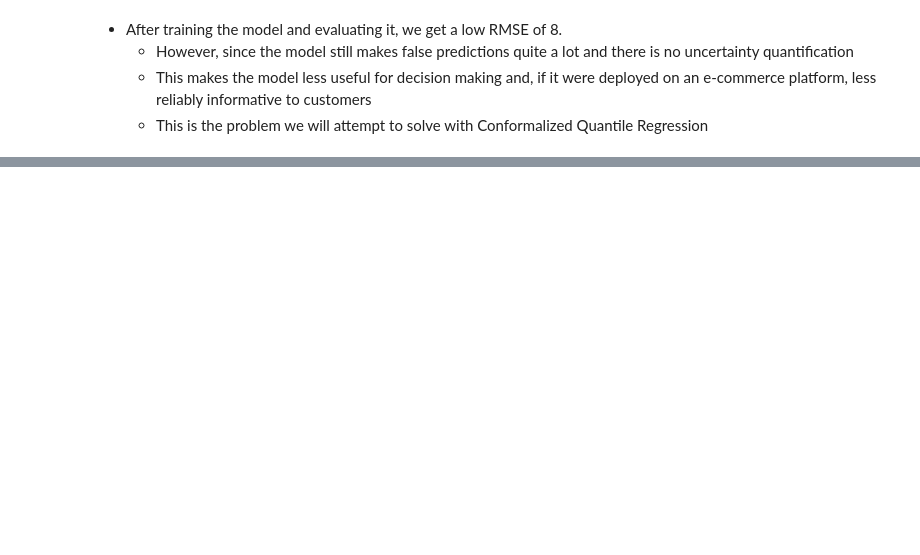
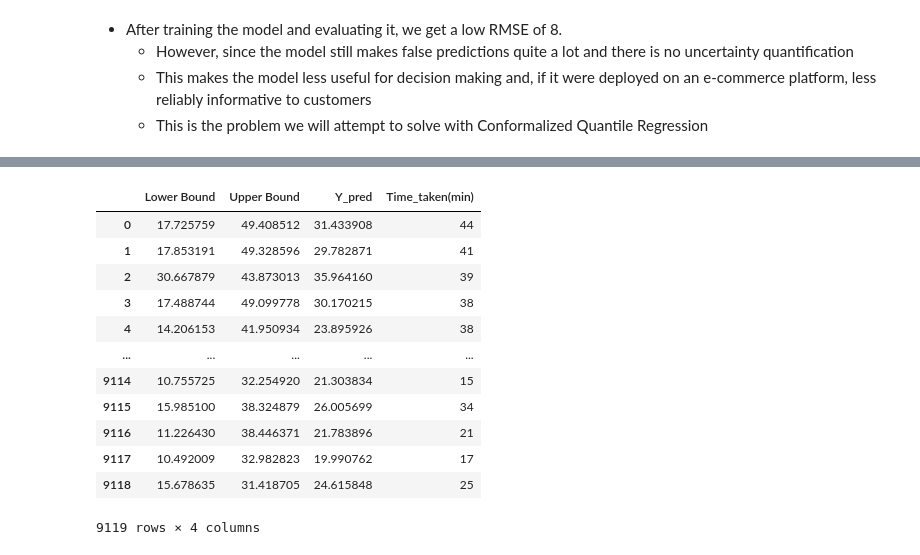
Before and after one commit to AlbertHunduza/DelivTimeAI, a Jupyter notebook: Prediction_Model.ipynb, the cells around one changed output, grey strips where cells are left out. Cells and saved outputs as stored; diff of their text form; code cells hidden in the pictures; blank space fills up the shorter version.

```diff
--- a/Prediction_Model.ipynb
+++ b/Prediction_Model.ipynb
@@ -528,0 +412,59 @@ print("RMSE:", rmse)
+# %%
+STRATEGIES = {
+    "cqr": {"method": "quantile", "cv": "split", "alpha": 0.1}
+}
+y_pred, y_pis = {}, {}
+y_test_sorted, y_pred_sorted, lower_bound, upper_bound = {}, {}, {}, {}
+coverage, width = {}, {}
+for strategy, params in STRATEGIES.items():
+    if strategy == "cqr":
+        mapie = MapieQuantileRegressor(estimator, **params)
+        mapie.fit(X_train, y_train, X_calib=X_calib, y_calib=y_calib)
+        y_pred[strategy], y_pis[strategy] = mapie.predict(X_test)
+    else:
+        mapie = MapieRegressor(estimator, **params)
+        mapie.fit(X_train, y_train)
+        y_pred[strategy], y_pis[strategy] = mapie.predict(X_test, alpha=0.2)
+    (
+        y_test_sorted[strategy],
+        y_pred_sorted[strategy],
+        lower_bound[strategy],
+        upper_bound[strategy]
+    ) = sort_y_values(y_test, y_pred[strategy], y_pis[strategy])
+    coverage[strategy] = regression_coverage_score(
+        y_test,
+        y_pis[strategy][:, 0, 0],
+        y_pis[strategy][:, 1, 0]
+        )
+    width[strategy] = regression_mean_width_score(
+        y_pis[strategy][:, 0, 0],
+        y_pis[strategy][:, 1, 0]
+        )
+# %%
+lower_bound = y_pis['cqr'][:, 0, 0]  # Extract lower bound values
+upper_bound = y_pis['cqr'][:, 1, 0]  # Extract upper bound values
+
+# Create DataFrame
+df = pd.DataFrame({'Lower Bound': lower_bound, 'Upper Bound': upper_bound, 'Y_pred': y_pred['cqr']})
+
+
+
+ytest_reset = y_test.reset_index(drop=True)  # Reset the index of df2 and drop the old index
+
+results_df = pd.concat([df, ytest_reset], axis=1)
+
+results_df
+# %% [output]
+|  | Lower Bound | Upper Bound | Y_pred | Time_taken(min) |
+| 0 | 17.725759 | 49.408512 | 31.433908 | 44 |
+| 1 | 17.853191 | 49.328596 | 29.782871 | 41 |
+| 2 | 30.667879 | 43.873013 | 35.964160 | 39 |
+| 3 | 17.488744 | 49.099778 | 30.170215 | 38 |
+| 4 | 14.206153 | 41.950934 | 23.895926 | 38 |
+| ... | ... | ... | ... | ... |
+| 9114 | 10.755725 | 32.254920 | 21.303834 | 15 |
+| 9115 | 15.985100 | 38.324879 | 26.005699 | 34 |
+| 9116 | 11.226430 | 38.446371 | 21.783896 | 21 |
+| 9117 | 10.492009 | 32.982823 | 19.990762 | 17 |
+| 9118 | 15.678635 | 31.418705 | 24.615848 | 25 |
+9119 rows × 4 columns
```
Also changed, not shown: parts of 20 cells of this notebook.
